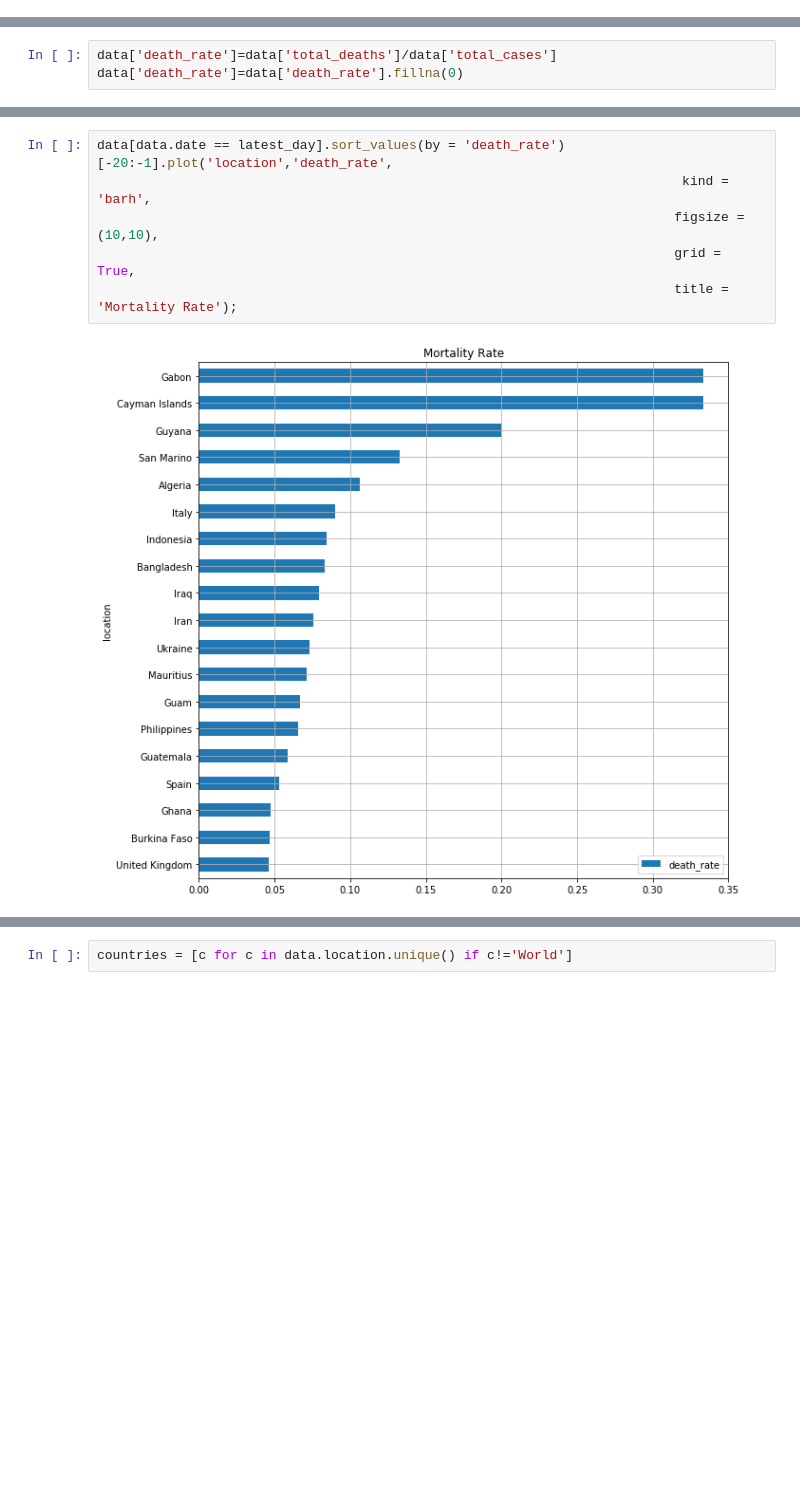
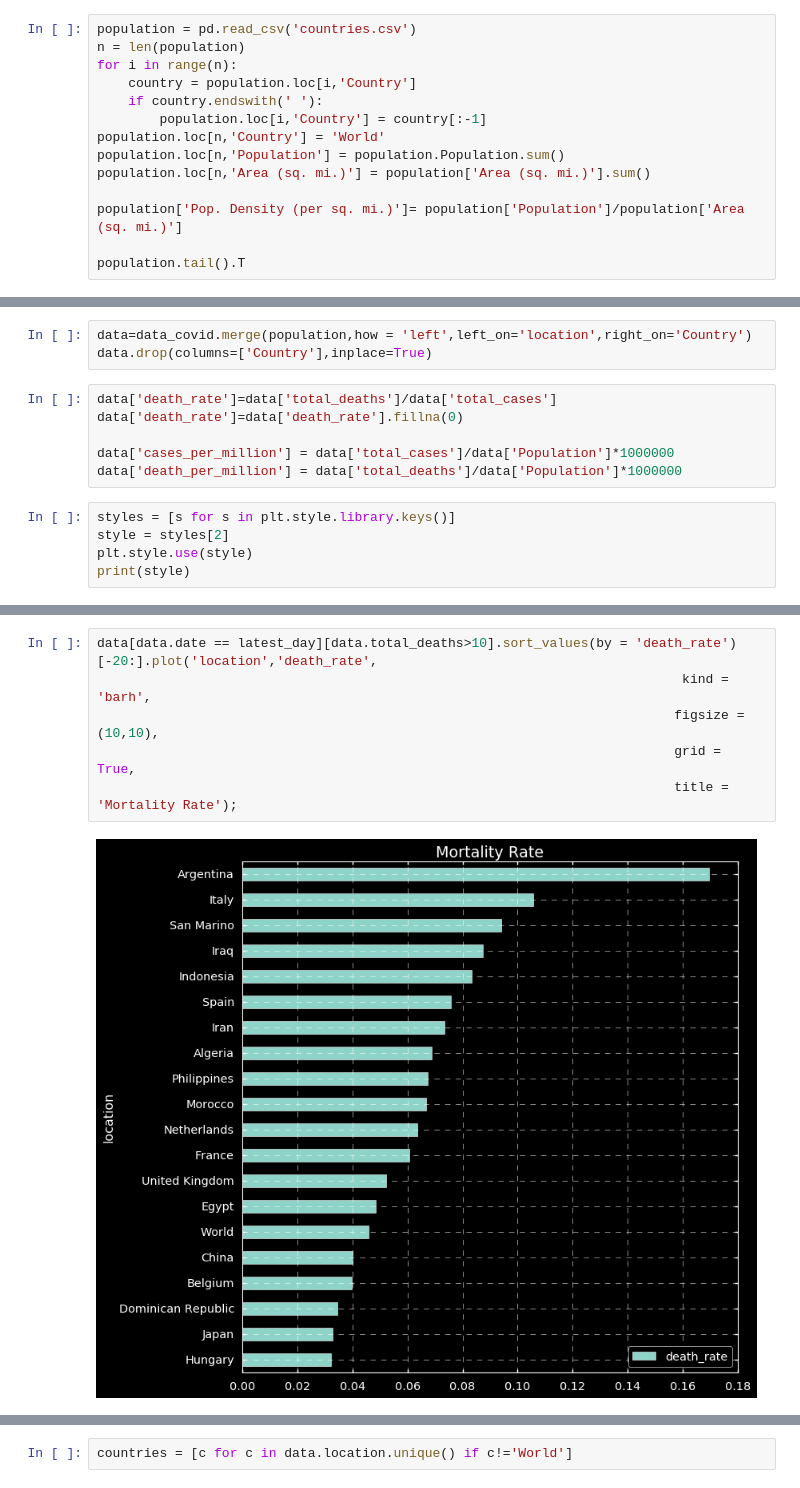
Before and after one commit to pooyad359/covid19-data-exploration, a Jupyter notebook: Covid19-explore.ipynb, the cells around one changed output, grey strips where cells are left out. Cells and saved outputs as stored; diff of their text form; blank space fills up the shorter version.

```diff
--- a/Covid19-explore.ipynb
+++ b/Covid19-explore.ipynb
@@ -11,0 +23,14 @@ latest_day = data.date.values[-1]
+# %%
+population = pd.read_csv('countries.csv')
+n = len(population)
+for i in range(n):
+    country = population.loc[i,'Country']
+    if country.endswith(' '):
+        population.loc[i,'Country'] = country[:-1]
+population.loc[n,'Country'] = 'World'
+population.loc[n,'Population'] = population.Population.sum()
+population.loc[n,'Area (sq. mi.)'] = population['Area (sq. mi.)'].sum()
+
+population['Pop. Density (per sq. mi.)']= population['Population']/population['Area (sq. mi.)']
+
+population.tail().T
@@ -12,3 +55,14 @@ latest_day = data.date.values[-1]
+# %%
+data=data_covid.merge(population,how = 'left',left_on='location',right_on='Country')
+data.drop(columns=['Country'],inplace=True)
 # %%
 data['death_rate']=data['total_deaths']/data['total_cases']
 data['death_rate']=data['death_rate'].fillna(0)
+
+data['cases_per_million'] = data['total_cases']/data['Population']*1000000
+data['death_per_million'] = data['total_deaths']/data['Population']*1000000
+# %%
+styles = [s for s in plt.style.library.keys()]
+style = styles[2]
+plt.style.use(style)
+print(style)
@@ -31,8 +87,8 @@ data[data.date == latest_day].sort_values(by = 'total_deaths')[-20:-1].plot('loc
 # %%
-data[data.date == latest_day].sort_values(by = 'death_rate')[-20:-1].plot('location','death_rate',
+data[data.date == latest_day][data.total_deaths>10].sort_values(by = 'death_rate')[-20:].plot('location','death_rate',
                                                                            kind = 'barh',
                                                                           figsize = (10,10),
                                                                           grid = True,
                                                                           title = 'Mortality Rate');
 # %% [output]
-[figure, old version]
+[figure, new version]
```
Also changed, not shown: parts of 34 cells of this notebook, 2 other files.
